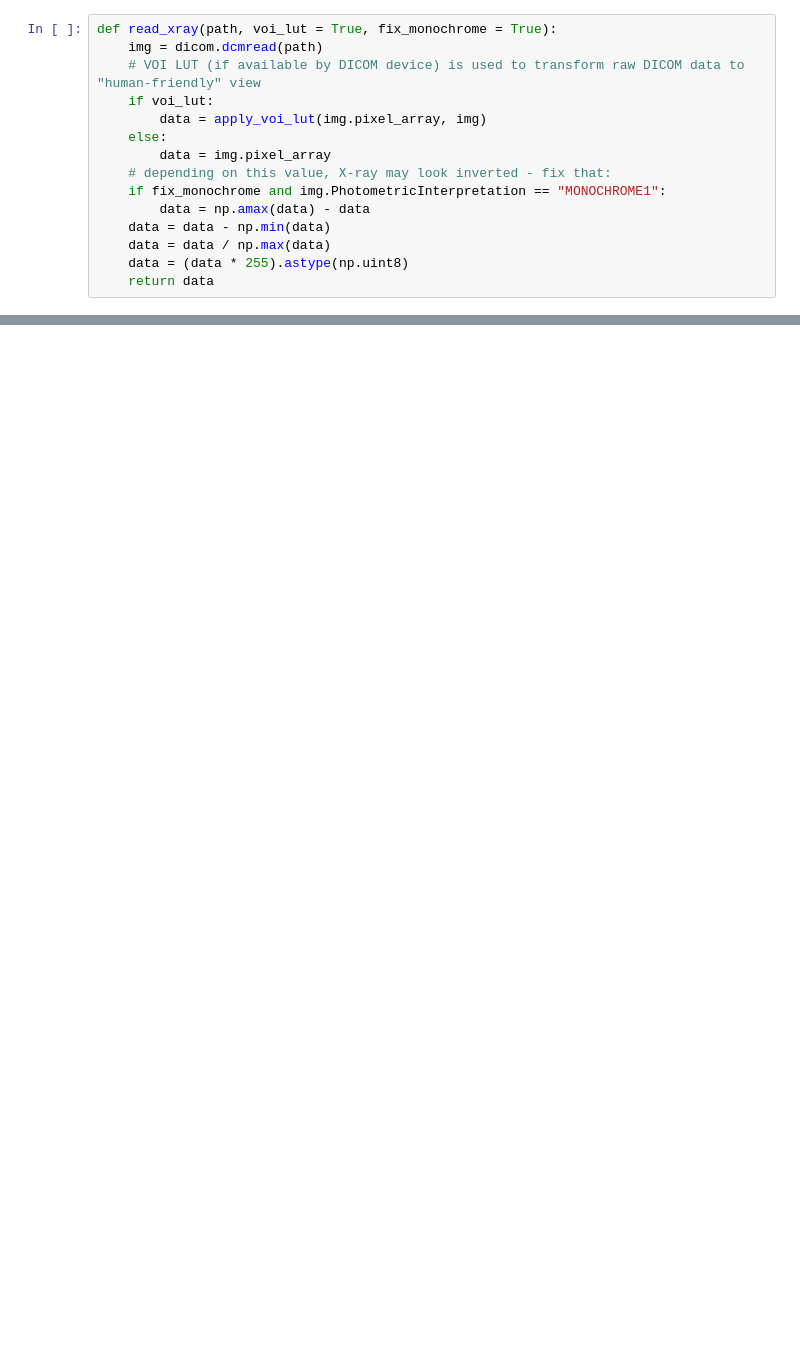
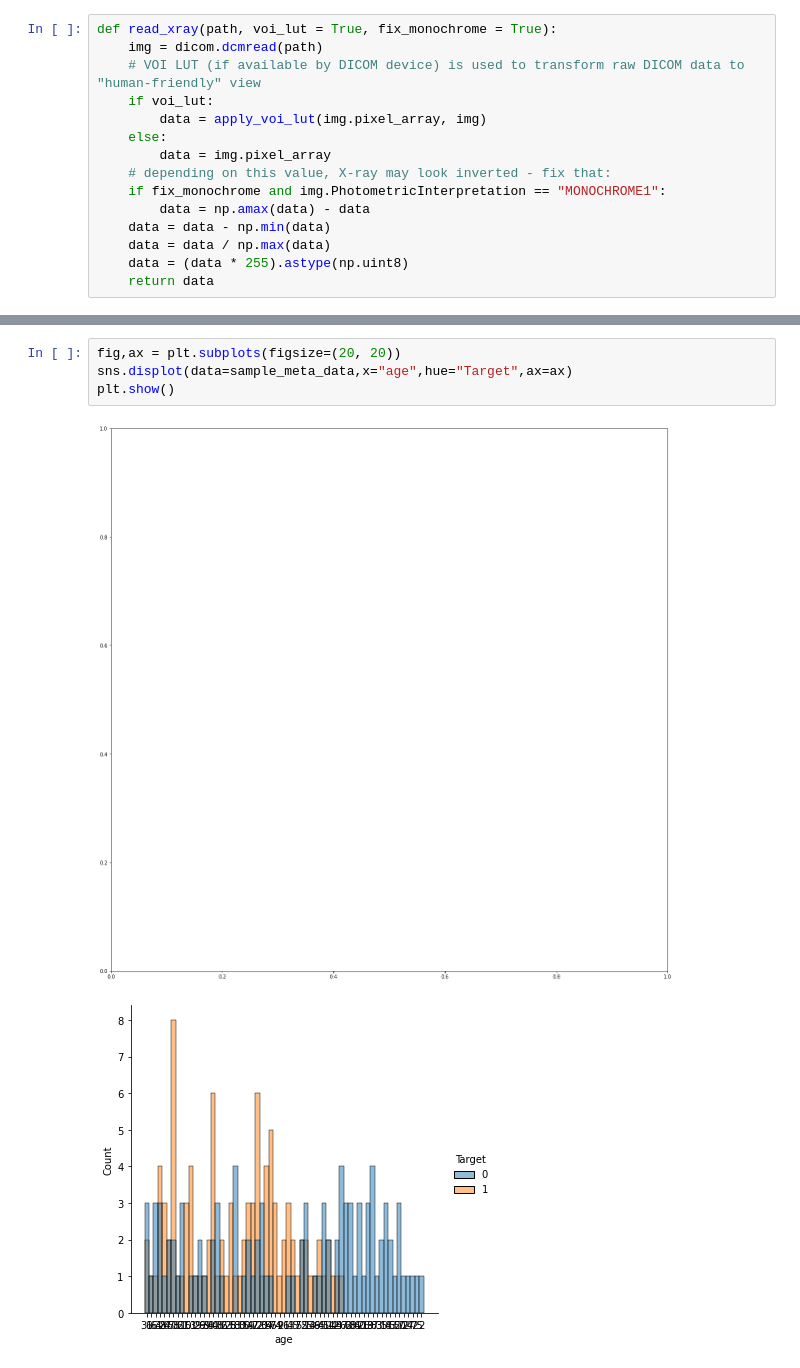
Before and after one commit to baalasangar/MLAI, a Jupyter notebook: 13_Capstone/Image_classification.ipynb, the cells around one changed output, grey strips where cells are left out. Saved outputs shown, nothing was run; the diff lists cells and outputs as text; blank space fills up the shorter version.

```diff
--- a/13_Capstone/Image_classification.ipynb
+++ b/13_Capstone/Image_classification.ipynb
@@ -224,0 +328,7 @@ plot_images(not_infected_id)
+# %%
+fig,ax = plt.subplots(figsize=(20, 20))
+sns.displot(data=sample_meta_data,x="age",hue="Target",ax=ax)
+plt.show()
+# %% [output]
+[figure, added]
+[figure, added]
```
Also changed, not shown: parts of 23 cells of this notebook.
